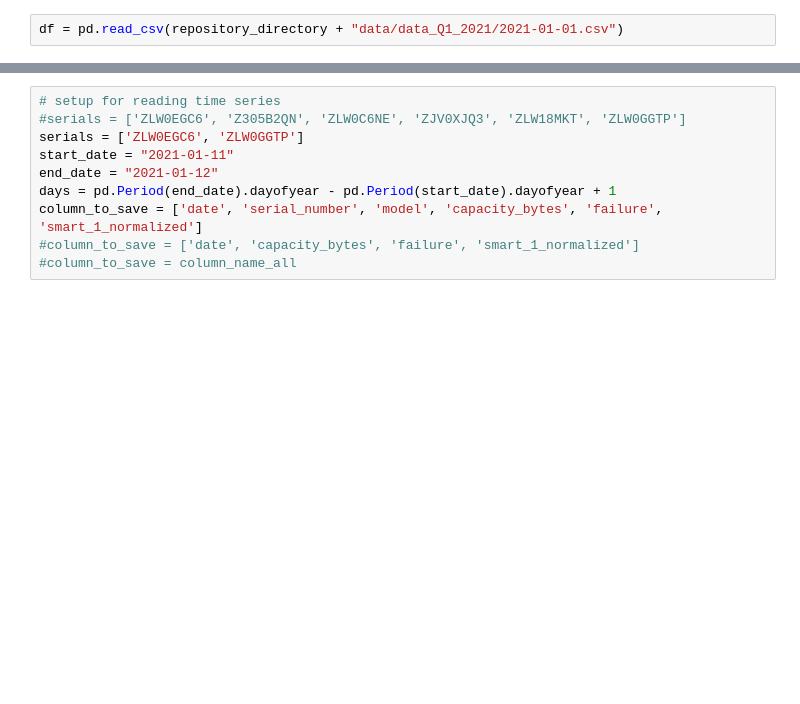
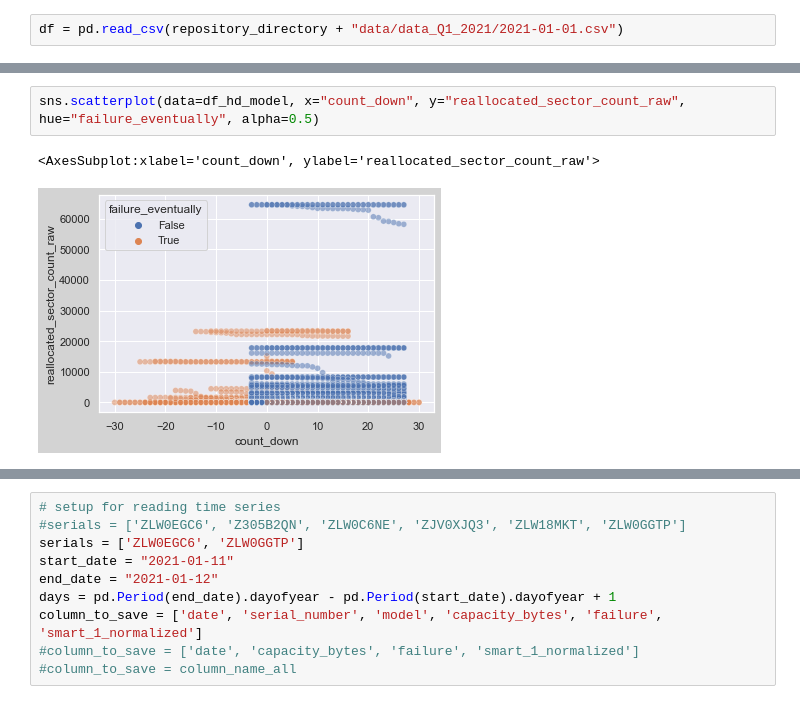
Before and after one commit to wcmphysics/DataScienceBootcamp-Capstone, a Jupyter notebook: notebooks/cmw.ipynb, the cells around one changed output, grey strips where cells are left out. Saved outputs shown, nothing was run; the diff lists cells and outputs as text; blank space fills up the shorter version.

```diff
--- a/notebooks/cmw.ipynb
+++ b/notebooks/cmw.ipynb
@@ -221,0 +609,5 @@ df.query("failure==1")
+# %%
+sns.scatterplot(data=df_hd_model, x="count_down", y="reallocated_sector_count_raw", hue="failure_eventually", alpha=0.5)
+# %% [output]
+<AxesSubplot:xlabel='count_down', ylabel='reallocated_sector_count_raw'>
+[figure, added]
```
Also changed, not shown: parts of 51 cells of this notebook.
